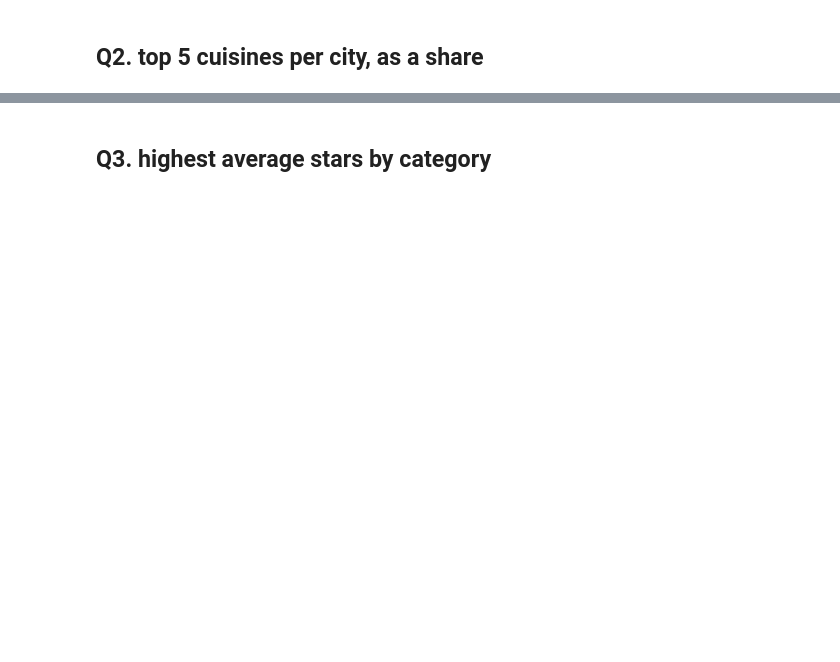
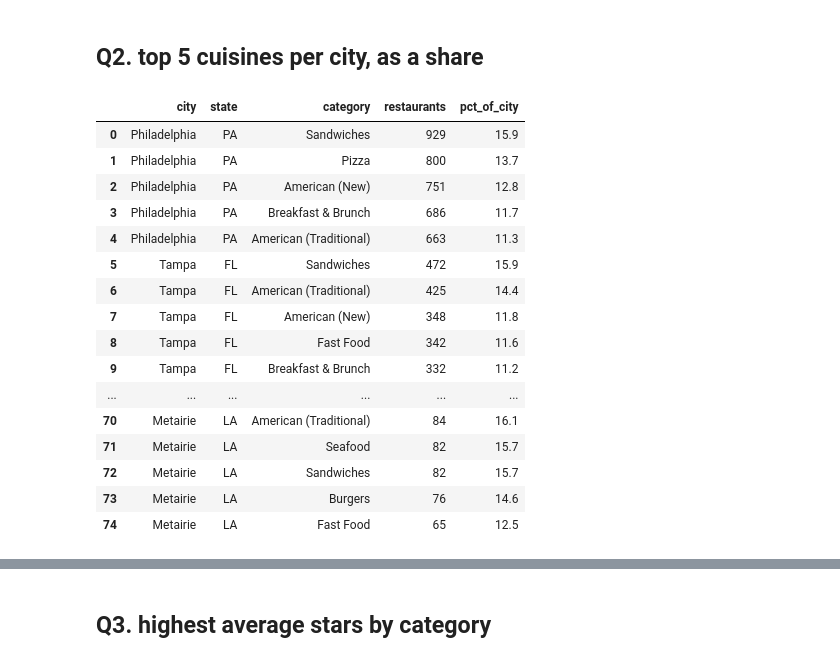
Before and after one commit to NattakanO/yelp-rag-dashboard, a Jupyter notebook: notebooks/03_sql_analysis.ipynb, the cells around one changed output, grey strips where cells are left out. Cells and saved outputs as stored; diff of their text form; code cells hidden in the pictures; blank space fills up the shorter version.

```diff
--- a/notebooks/03_sql_analysis.ipynb
+++ b/notebooks/03_sql_analysis.ipynb
@@ -53,2 +69,48 @@ LIMIT 20""").df()
+# %%
+import pandas as pd
+pd.set_option("display.max_rows", 100)
 # %% [markdown]
 ## Q2. top 5 cuisines per city, as a share
+# %%
+con.sql("""
+WITH categories AS (
+    SELECT city, state, TRIM(category) AS category
+    FROM (
+        SELECT city, state, UNNEST(string_split(categories, ',')) AS category
+        FROM business_restaurants
+    )
+    WHERE TRIM(category) NOT IN ('Restaurants', 'Food', 'Nightlife', 'Bars', 'Event Planning & Services')
+),
+restaurant_per_city AS (
+    SELECT city, state, COUNT(*) AS city_restaurants
+    FROM business_restaurants
+    GROUP BY city, state
+    HAVING COUNT(*) >= 500
+)
+SELECT c.city, c.state, c.category,
+       COUNT(*) AS restaurants,
+       ROUND(100.0 * COUNT(*) / MAX(t.city_restaurants), 1) AS pct_of_city
+FROM categories c
+JOIN restaurant_per_city t USING (city, state)
+GROUP BY c.city, c.state, c.category
+QUALIFY ROW_NUMBER() OVER (PARTITION BY c.city, c.state ORDER BY COUNT(*) DESC) <= 5
+ORDER BY MAX(t.city_restaurants) DESC, c.city, restaurants DESC
+""").df()
+# %% [output]
+|  | city | state | category | restaurants | pct_of_city |
+| 0 | Philadelphia | PA | Sandwiches | 929 | 15.9 |
+| 1 | Philadelphia | PA | Pizza | 800 | 13.7 |
+| 2 | Philadelphia | PA | American (New) | 751 | 12.8 |
+| 3 | Philadelphia | PA | Breakfast & Brunch | 686 | 11.7 |
+| 4 | Philadelphia | PA | American (Traditional) | 663 | 11.3 |
+| 5 | Tampa | FL | Sandwiches | 472 | 15.9 |
+| 6 | Tampa | FL | American (Traditional) | 425 | 14.4 |
+| 7 | Tampa | FL | American (New) | 348 | 11.8 |
+| 8 | Tampa | FL | Fast Food | 342 | 11.6 |
+| 9 | Tampa | FL | Breakfast & Brunch | 332 | 11.2 |
+| ... | ... | ... | ... | ... | ... |
+| 70 | Metairie | LA | American (Traditional) | 84 | 16.1 |
+| 71 | Metairie | LA | Seafood | 82 | 15.7 |
+| 72 | Metairie | LA | Sandwiches | 82 | 15.7 |
+| 73 | Metairie | LA | Burgers | 76 | 14.6 |
+| 74 | Metairie | LA | Fast Food | 65 | 12.5 |
```
Also changed, not shown: parts of 5 cells of this notebook, 2 other files.
